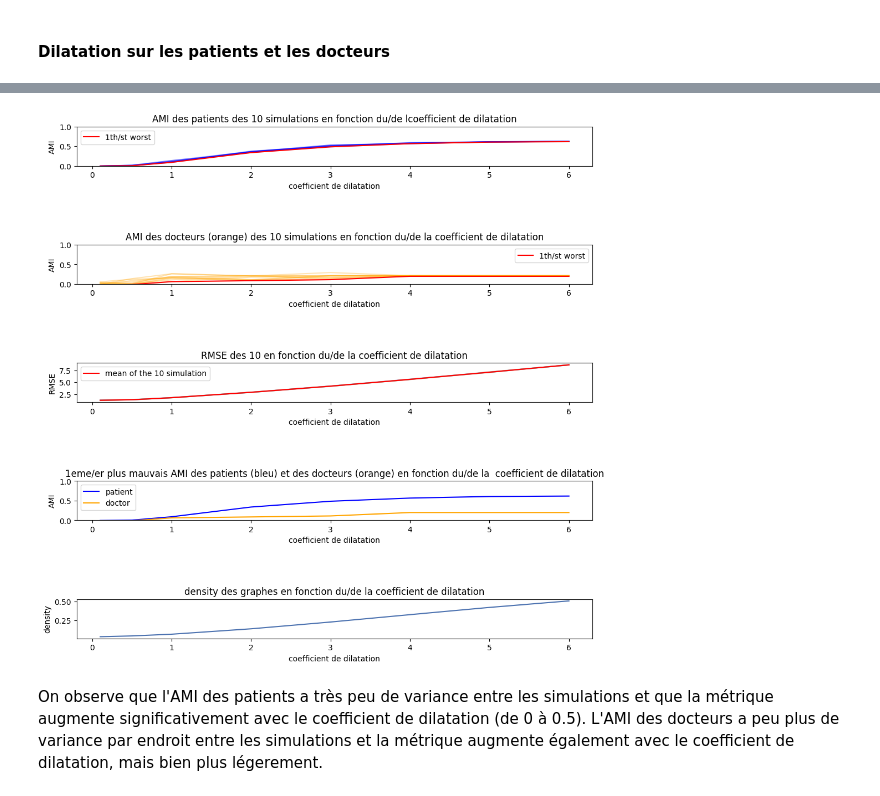
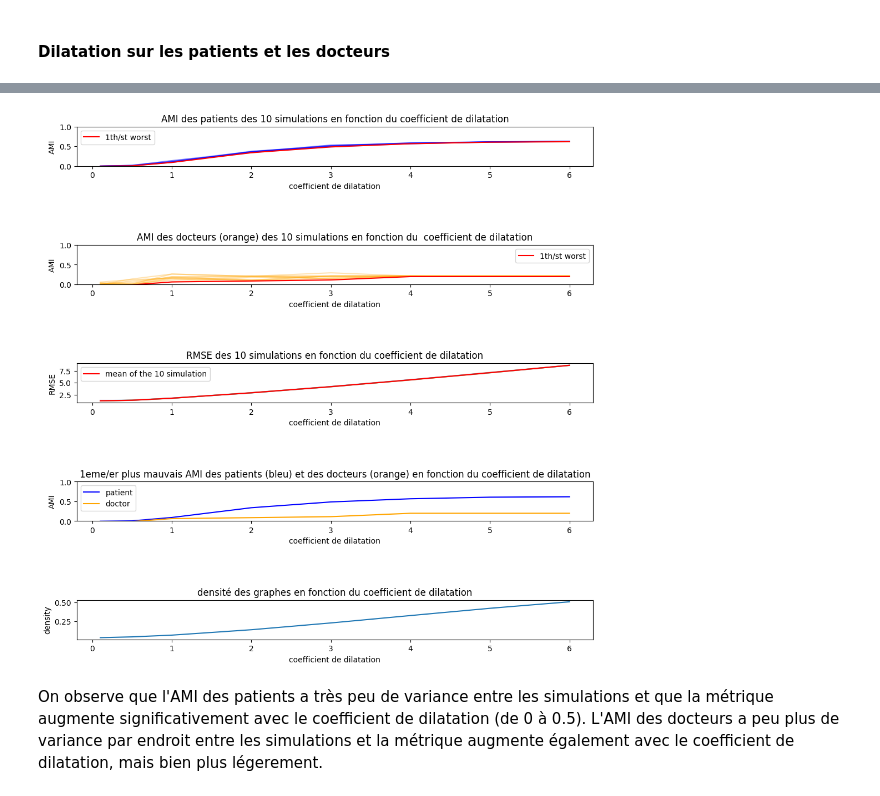
Before and after one commit to lecueguillaume/G4H_AKM_RS_NRS, a Jupyter notebook: Clustering_AKM_MF_1D.ipynb, the cells around one changed output, grey strips where cells are left out. Cells and saved outputs as stored; diff of their text form; code cells hidden in the pictures.

```diff
--- a/Clustering_AKM_MF_1D.ipynb
+++ b/Clustering_AKM_MF_1D.ipynb
@@ -461,14 +463,14 @@ with open('matrix_simulation_dilatation.npy', 'wb') as f:
 with open('Simulations/matrix_simulation_dilatation.npy', 'rb') as f:
     matrix_simulation_dilatation = np.load(f)
 # %%
-density_ami_rmse_simulation.plot_simulation_dilatation_ami(matrix_simulation_dilatation,
+plot_functions.plot_simulation_dilatation_ami(matrix_simulation_dilatation,
                                                                 dilatation_array=[0.1, 0.5, 1, 2, 3, 4, 5, 6],
                                                                 n=10,
                                                                 worst=1,
                                                                 save=True
                                                                 )
 # %% [output]
-[figure, old version]
+[figure, new version]
 # %% [markdown]
 On observe que l'AMI des patients a très peu de variance entre les simulations et  que la métrique augmente significativement avec le coefficient de dilatation (de 0 à 0.5). L'AMI des docteurs a peu plus de variance par endroit entre les simulations et la métrique augmente également avec le coefficient de dilatation, mais bien plus légerement.
 # %% [markdown]
```
Also changed, not shown: parts of 8 cells of this notebook, 1 other file.
